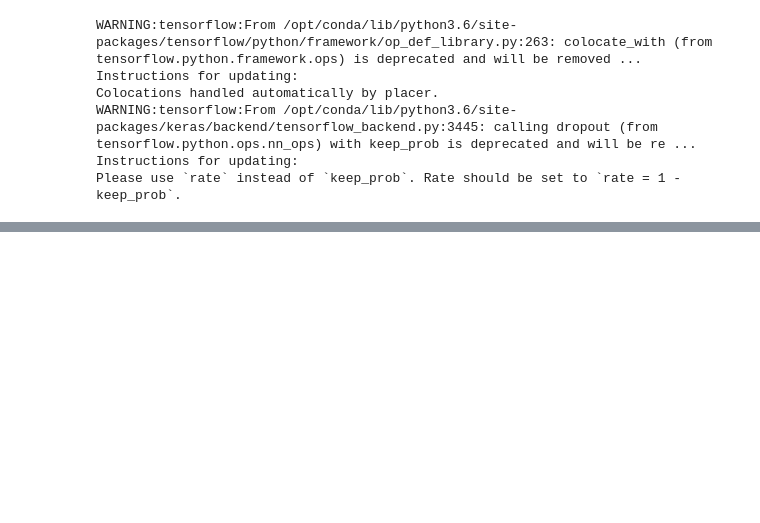
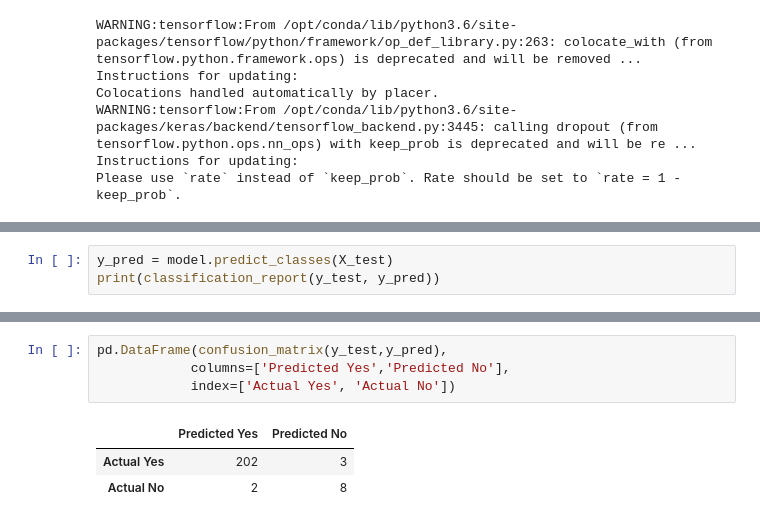
Before and after one commit to Fszta/Kaggle-solutions, a Jupyter notebook: Cervical_cancer_risk/biopsy_risk.ipynb, the cells around one changed output, grey strips where cells are left out. Saved outputs shown, nothing was run; the diff lists cells and outputs as text; blank space fills up the shorter version.

```diff
--- a/Cervical_cancer_risk/biopsy_risk.ipynb
+++ b/Cervical_cancer_risk/biopsy_risk.ipynb
@@ -300,0 +351,3 @@ model.evaluate(X_test,y_test)
+# %%
+y_pred = model.predict_classes(X_test)
+print(classification_report(y_test, y_pred))
@@ -301,3 +363,11 @@ model.evaluate(X_test,y_test)
+# %%
+pd.DataFrame(confusion_matrix(y_test,y_pred),
+            columns=['Predicted Yes','Predicted No'],
+            index=['Actual Yes', 'Actual No'])
+# %% [output]
+|  | Predicted Yes | Predicted No |
+| Actual Yes | 202 | 3 |
+| Actual No | 2 | 8 |
 # %%
 from xgboost import XGBClassifier
 
```
Also changed, not shown: parts of 18 cells of this notebook.
